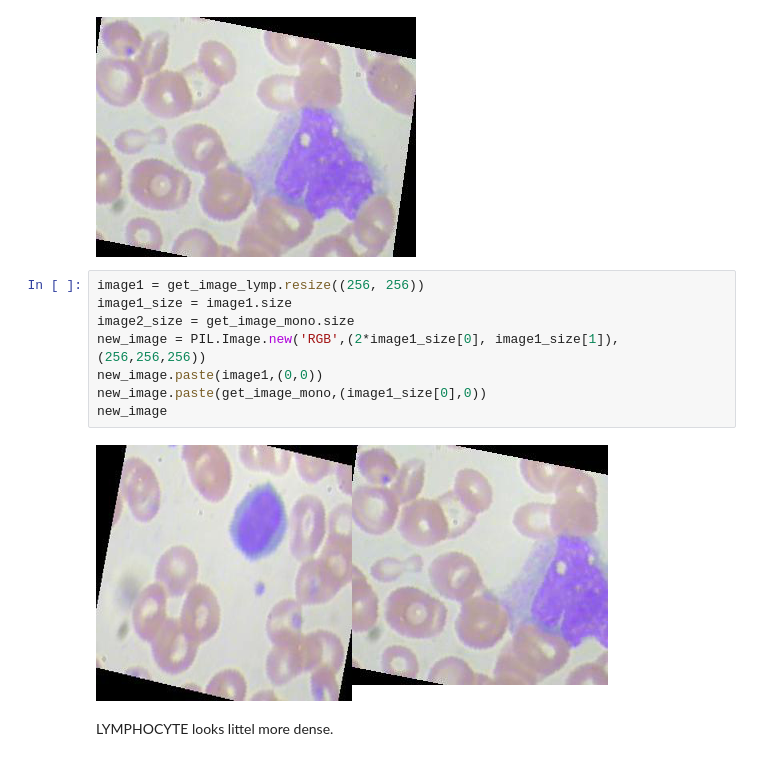
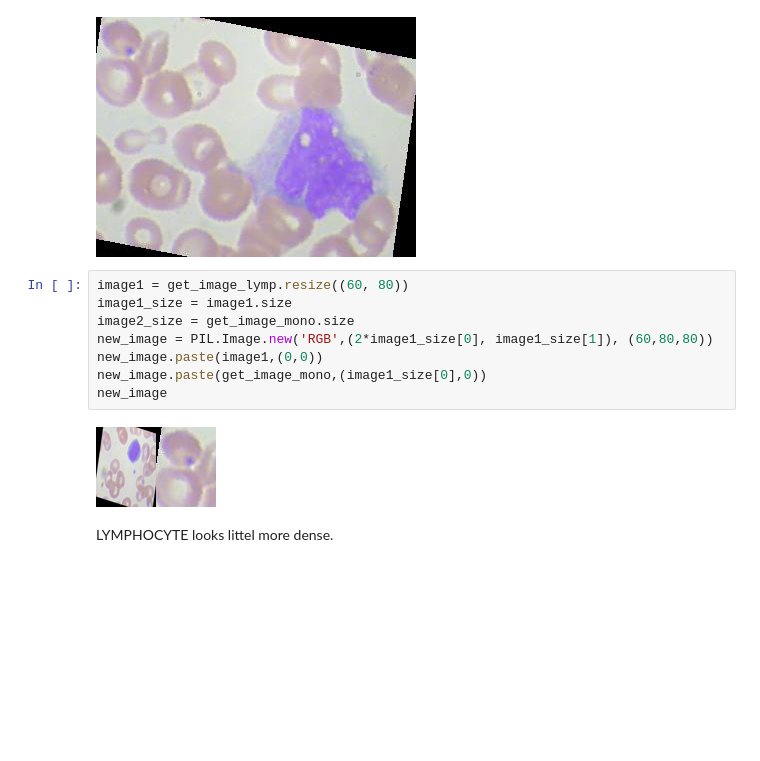
Before and after one commit to BlackCurrantDS/Data-Mining, a Jupyter notebook: Blood_Cell_Detection.ipynb, the cells around one changed output. Saved outputs shown, nothing was run; the diff lists cells and outputs as text; blank space fills up the shorter version.

```diff
--- a/Blood_Cell_Detection.ipynb
+++ b/Blood_Cell_Detection.ipynb
@@ -79,15 +88,15 @@ get_image_mono
 # %% [output]
 [figure]
 # %%
-image1 = get_image_lymp.resize((256, 256))
+image1 = get_image_lymp.resize((60, 80))
 image1_size = image1.size
 image2_size = get_image_mono.size
-new_image = PIL.Image.new('RGB',(2*image1_size[0], image1_size[1]), (256,256,256))
+new_image = PIL.Image.new('RGB',(2*image1_size[0], image1_size[1]), (60,80,80))
 new_image.paste(image1,(0,0))
 new_image.paste(get_image_mono,(image1_size[0],0))
 new_image
 # %% [output]
-[figure, old version]
+[figure, new version]
 # %% [markdown]
 LYMPHOCYTE looks littel more dense.
 # %%
```
Also changed, not shown: parts of 24 cells of this notebook.
